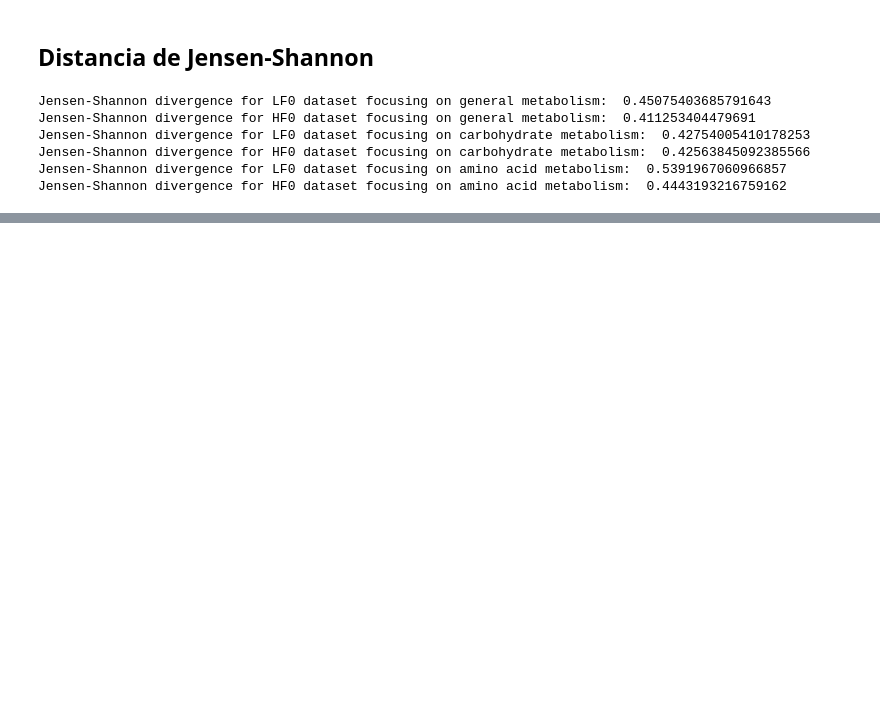
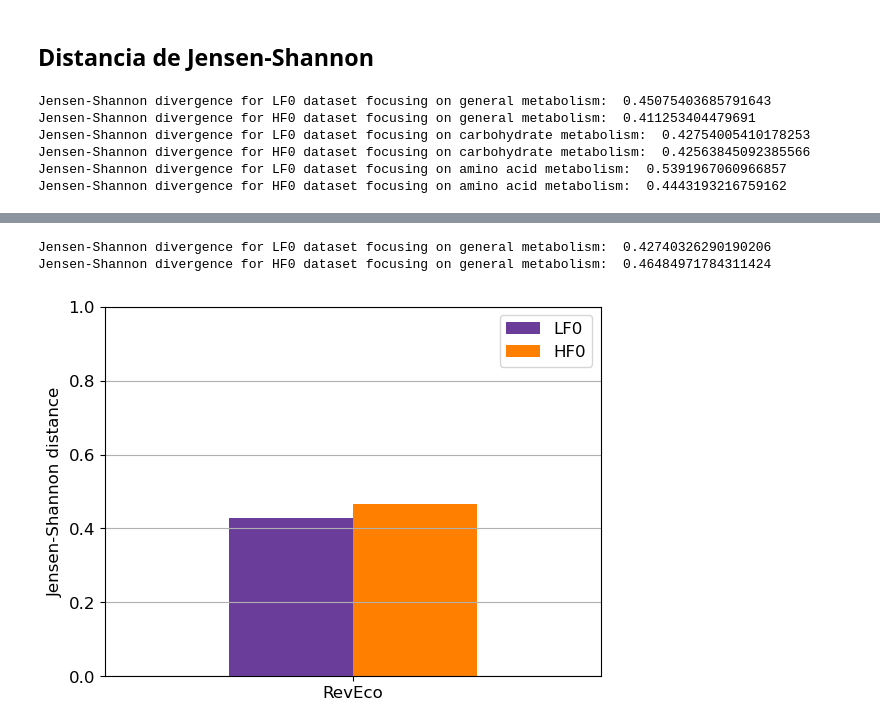
Before and after one commit to alejandrocs98/masters-thesis, a Jupyter notebook: eco_metabo_analysis.ipynb, the cells around one changed output, grey strips where cells are left out. Cells and saved outputs as stored; diff of their text form; code cells hidden in the pictures; blank space fills up the shorter version.

```diff
--- a/eco_metabo_analysis.ipynb
+++ b/eco_metabo_analysis.ipynb
@@ -152,0 +130,10 @@ Jensen-Shannon divergence for HF0 dataset focusing on amino acid metabolism:  0.
+# %%
+order = list(metabo_ECs_int_lf.index)
+
+complementarity = pd.read_table('metabolic-modeling/RevEcoR/complementarity_index.tab', index_col=0)
+competition = pd.read_table('metabolic-modeling/RevEcoR/competition_index.tab', index_col=0)
+for i in range(competition.shape[0]):
+    competition.iloc[i,i] = 0
+hadamard = complementarity * competition
+hadamard = hadamard.loc[order,order]
+hadamard
@@ -187,0 +189,20 @@ plt.show()
+# %%
+js_lf0_reveco = jensenshannon(shift_to_positive(eco_lf0.values).flatten(), hadamard.values.flatten())
+js_hf0_reveco= jensenshannon(shift_to_positive(eco_hf0.values).flatten(), hadamard.values.flatten())
+
+print('Jensen-Shannon divergence for LF0 dataset focusing on general metabolism: ', js_lf0_reveco)
+print('Jensen-Shannon divergence for HF0 dataset focusing on general metabolism: ', js_hf0_reveco)
+# %% [output]
+Jensen-Shannon divergence for LF0 dataset focusing on general metabolism:  0.42740326290190206
+Jensen-Shannon divergence for HF0 dataset focusing on general metabolism:  0.46484971784311424
+# %%
+js_table = pd.DataFrame({'LF0':[js_lf0_reveco], 'HF0':[js_hf0_reveco]}, index=['RevEco'])
+# %%
+js_table.plot(kind='bar', rot=0, color=[cm.Paired(9), cm.Paired(7)])
+plt.ylim(0, 1)
+plt.ylabel('Jensen-Shannon distance')
+# plt.xlabel('Metabolism')
+plt.grid(axis='y')
+plt.show()
+# %% [output]
+[figure, added]
```
Also changed, not shown: parts of 6 cells of this notebook.
